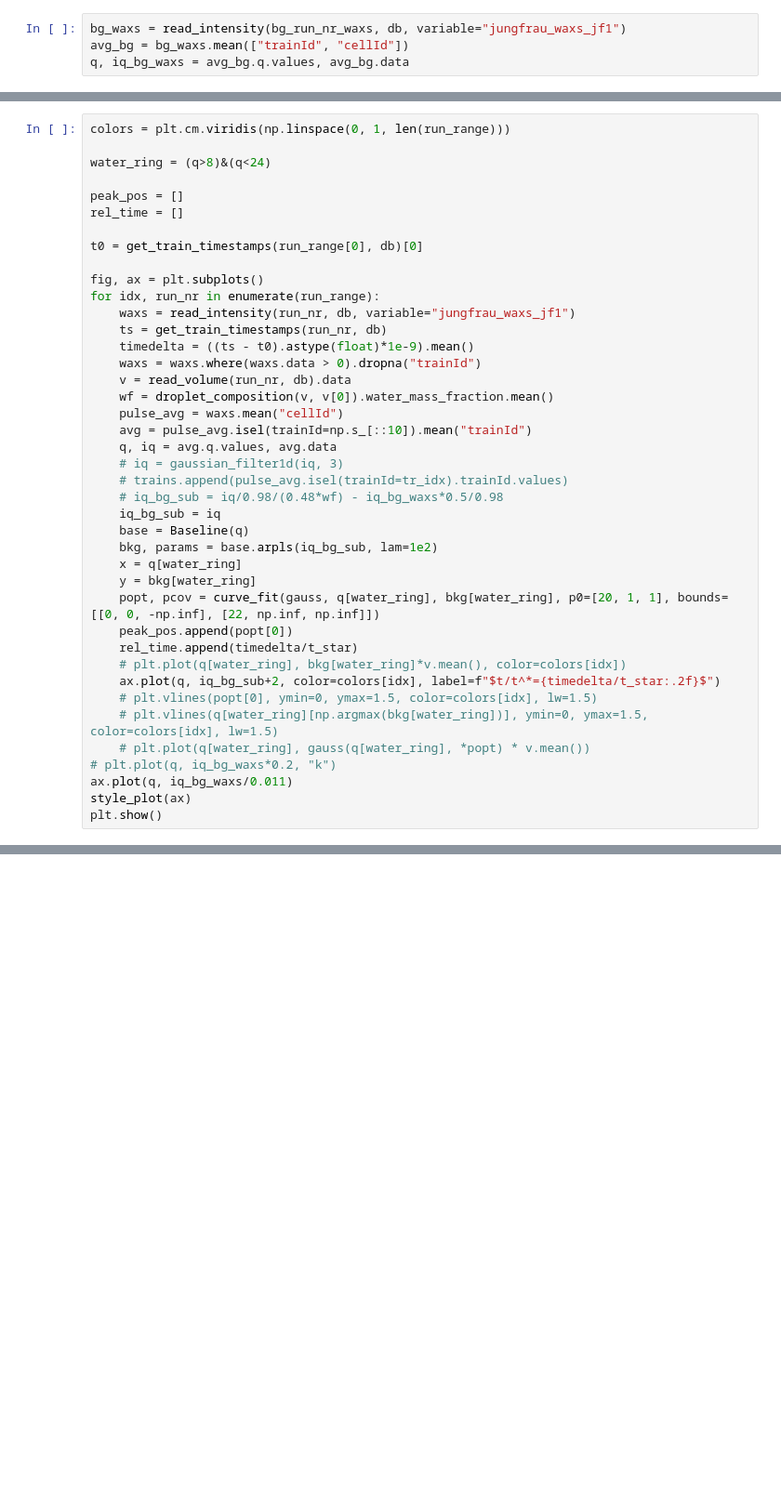
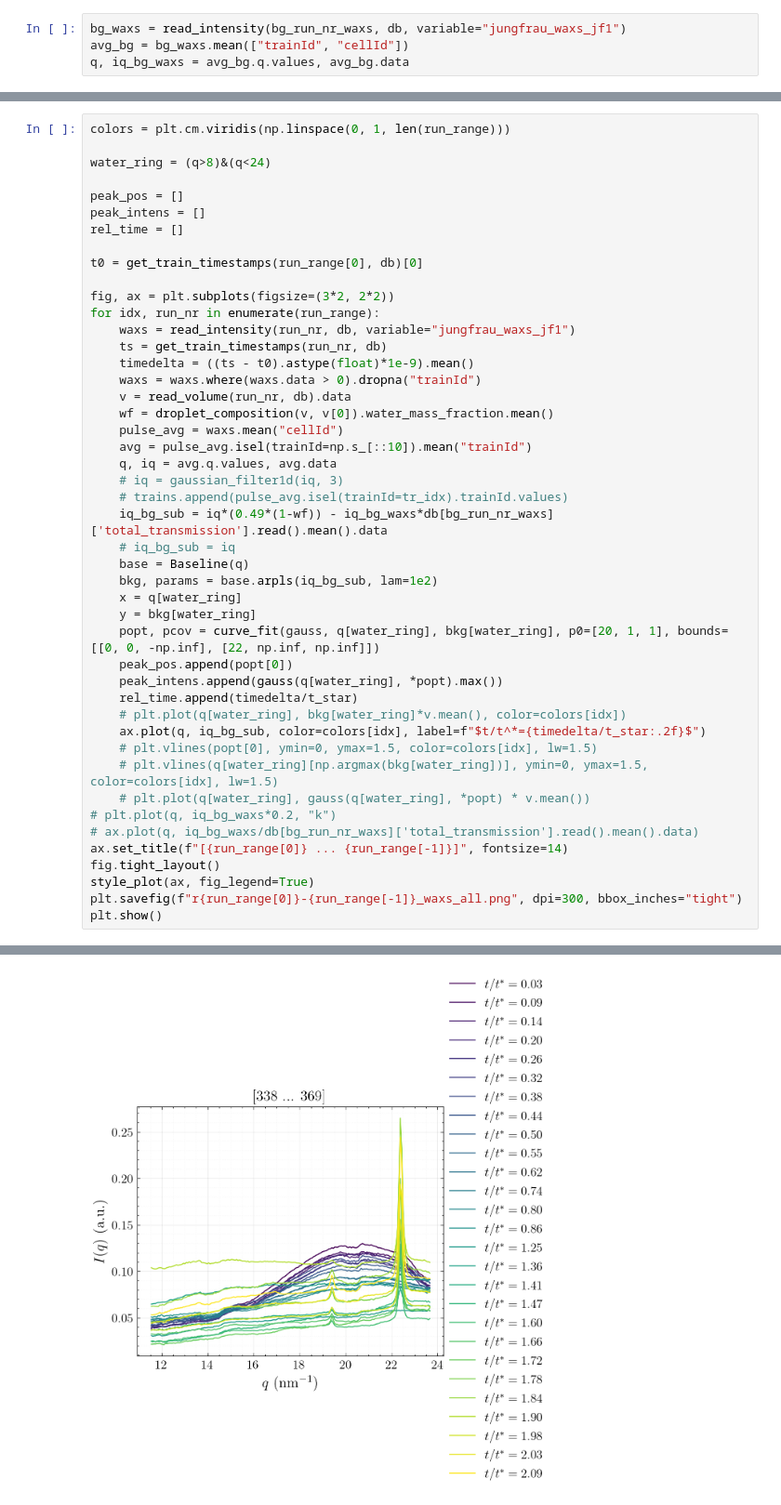
Before and after one commit to JAndronis/MID-10400, a Jupyter notebook: notebooks/damnit.ipynb, the cells around one changed output, grey strips where cells are left out. Shown at 93% size. Drawn from its saved outputs; the diff is of its cells as text; blank space fills up the shorter version.

```diff
--- a/notebooks/damnit.ipynb
+++ b/notebooks/damnit.ipynb
@@ -320,11 +87,12 @@ colors = plt.cm.viridis(np.linspace(0, 1, len(run_range)))
 water_ring = (q>8)&(q<24)
 
 peak_pos = []
+peak_intens = []
 rel_time = []
 
 t0 = get_train_timestamps(run_range[0], db)[0]
 
-fig, ax = plt.subplots()
+fig, ax = plt.subplots(figsize=(3*2, 2*2))
 for idx, run_nr in enumerate(run_range):
     waxs = read_intensity(run_nr, db, variable="jungfrau_waxs_jf1")
     ts = get_train_timestamps(run_nr, db)
@@ -337,22 +105,26 @@ for idx, run_nr in enumerate(run_range):
     q, iq = avg.q.values, avg.data
     # iq = gaussian_filter1d(iq, 3)
     # trains.append(pulse_avg.isel(trainId=tr_idx).trainId.values)
-    # iq_bg_sub = iq/0.98/(0.48*wf) - iq_bg_waxs*0.5/0.98
-    iq_bg_sub = iq
+    iq_bg_sub = iq*(0.49*(1-wf)) - iq_bg_waxs*db[bg_run_nr_waxs]['total_transmission'].read().mean().data
+    # iq_bg_sub = iq
     base = Baseline(q)
     bkg, params = base.arpls(iq_bg_sub, lam=1e2)
     x = q[water_ring]
     y = bkg[water_ring]
     popt, pcov = curve_fit(gauss, q[water_ring], bkg[water_ring], p0=[20, 1, 1], bounds=[[0, 0, -np.inf], [22, np.inf, np.inf]])
     peak_pos.append(popt[0])
+    peak_intens.append(gauss(q[water_ring], *popt).max())
     rel_time.append(timedelta/t_star)
     # plt.plot(q[water_ring], bkg[water_ring]*v.mean(), color=colors[idx])
-    ax.plot(q, iq_bg_sub+2, color=colors[idx], label=f"$t/t^*={timedelta/t_star:.2f}$")
+    ax.plot(q, iq_bg_sub, color=colors[idx], label=f"$t/t^*={timedelta/t_star:.2f}$")
     # plt.vlines(popt[0], ymin=0, ymax=1.5, color=colors[idx], lw=1.5)
     # plt.vlines(q[water_ring][np.argmax(bkg[water_ring])], ymin=0, ymax=1.5, color=colors[idx], lw=1.5)
     # plt.plot(q[water_ring], gauss(q[water_ring], *popt) * v.mean())
 # plt.plot(q, iq_bg_waxs*0.2, "k")
-ax.plot(q, iq_bg_waxs/0.011)
-style_plot(ax)
+# ax.plot(q, iq_bg_waxs/db[bg_run_nr_waxs]['total_transmission'].read().mean().data)
+ax.set_title(f"[{run_range[0]} ... {run_range[-1]}]", fontsize=14)
+fig.tight_layout()
+style_plot(ax, fig_legend=True)
+plt.savefig(f"r{run_range[0]}-{run_range[-1]}_waxs_all.png", dpi=300, bbox_inches="tight")
 plt.show()
 # %% [output]
@@ -361,3 +131,4 @@ OSError: [Errno 5] Unable to synchronously open file (file read failed: time = F
+[figure, added]
 # %%
 peak_pos = np.asarray(peak_pos)
 x = list(range(423, 433))
```
Also changed, not shown: parts of 19 cells of this notebook, 1 other file.
